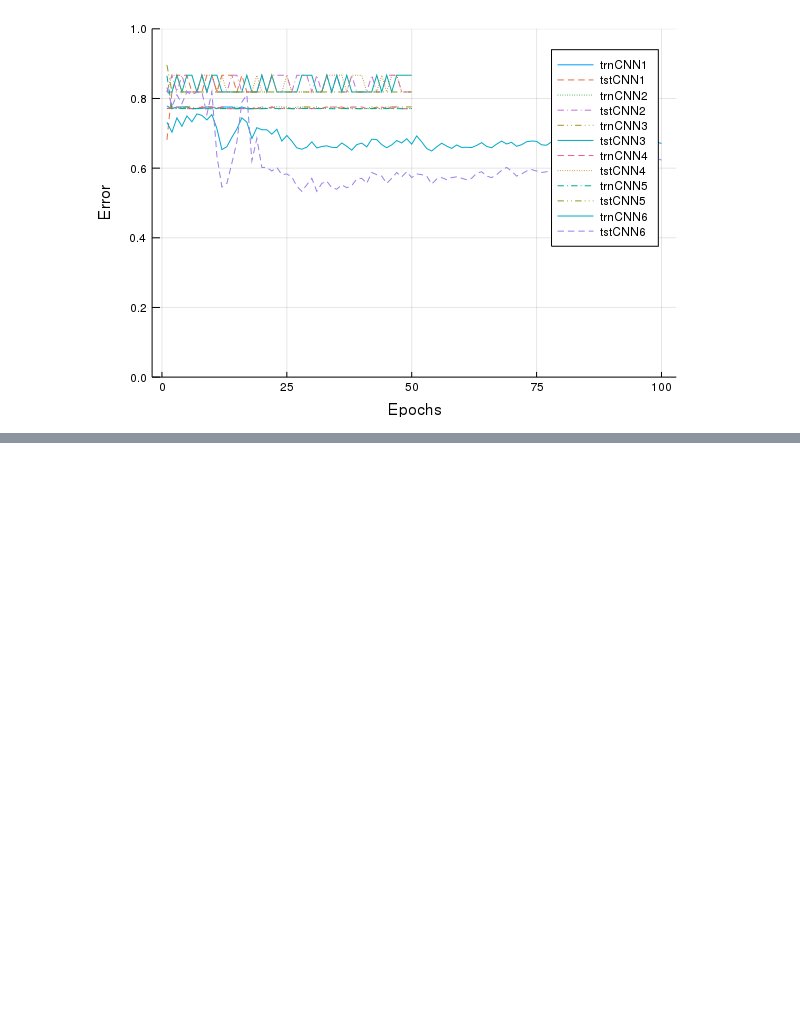
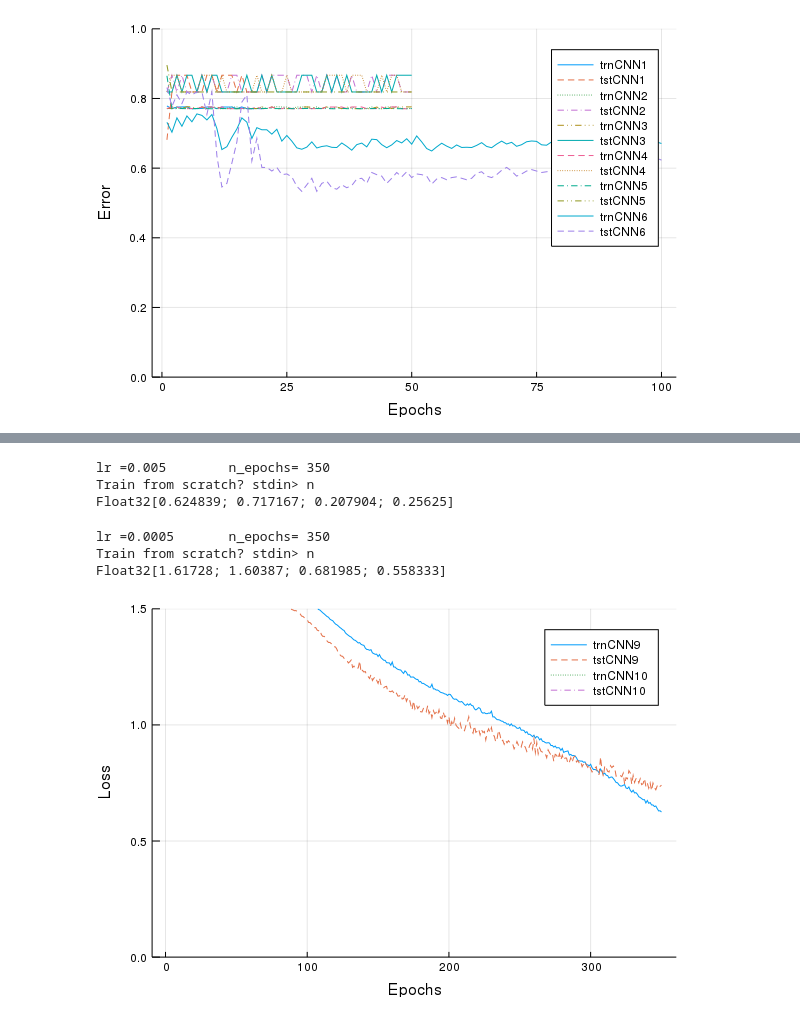
Before and after one commit to alabrashJr/DCNN-Julia, a Jupyter notebook: DCNN.ipynb, the cells around one changed output, grey strips where cells are left out. Saved outputs shown, nothing was run; the diff lists cells and outputs as text; code cells hidden in the pictures; blank space fills up the shorter version.

Commit message:
play with the hyperparameters to get other models

```diff
--- a/DCNN.ipynb
+++ b/DCNN.ipynb
@@ -522,0 +526,32 @@ plot(lines2,ylim=(0.0,1),
+# %%
+dcnn5 =   Chain( Conv(3,3,1,5),
+Conv(4,4,5,10),
+Conv(5,5,10,15),
+Dense(27030,1100,pdrop=0.5),
+Dense(1100,6,pdrop=0.5))
+
+summary.(l.w for l in dcnn5.layers)
+
+n_epochs=350;
+lr_decay = 0.005
+cnn9=trainresults("models/dcnn5.jld2", dcnn5);
+# %% [output]
+lr =0.005        n_epochs= 350
+Train from scratch? stdin> n
+Float32[0.624839; 0.717167; 0.207904; 0.25625]
+# %%
+n_epochs=350;
+lr_decay = 0.0005
+cnn10=trainresults("models/dcnn5_2.jld2", dcnn5);
+# %% [output]
+lr =0.0005       n_epochs= 350
+Train from scratch? stdin> n
+Float32[1.61728; 1.60387; 0.681985; 0.558333]
+# %%
+# Comparison to MLP shows faster convergence, better generalization
+lines=[cnn9[1,:],cnn9[2,:],cnn10[1,:],cnn10[2,:]]
+la=[:trnCNN9 :tstCNN9 :trnCNN10 :tstCNN10   ]
+plot(lines,ylim=(0.0,1.5),
+     labels=la,xlabel="Epochs",ylabel="Loss")
+# %% [output]
+[figure, added]
```
Also changed, not shown: parts of 13 cells of this notebook, 3 other files.
